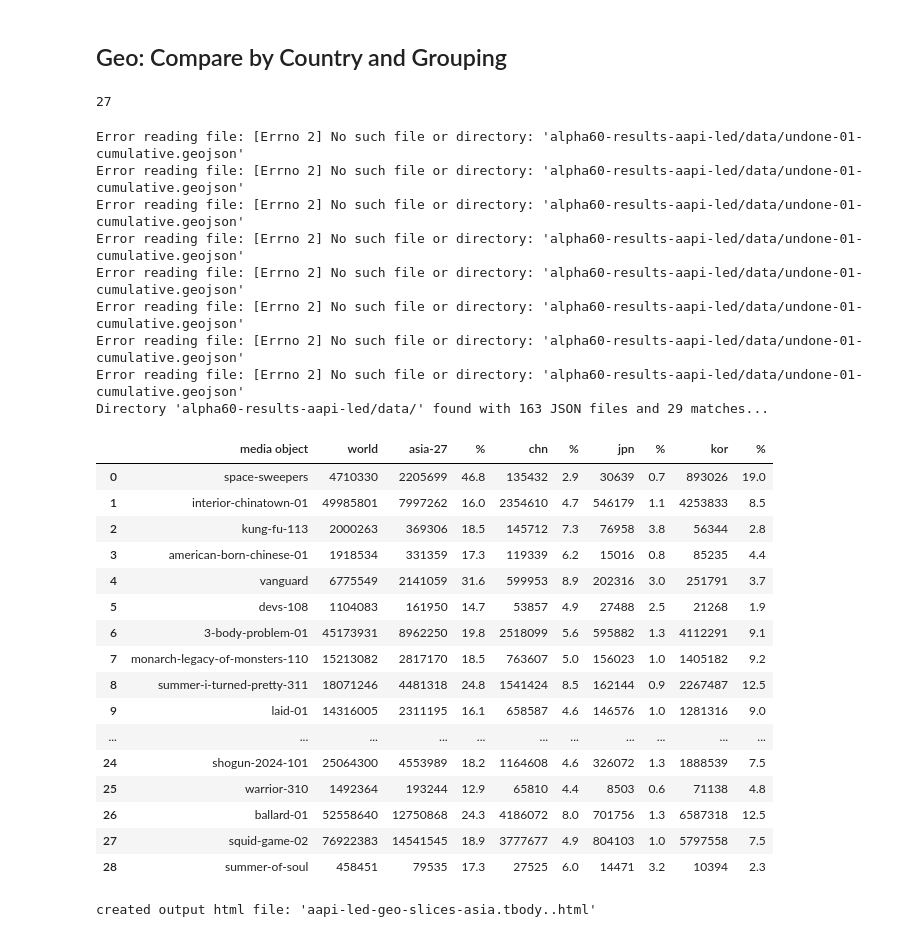
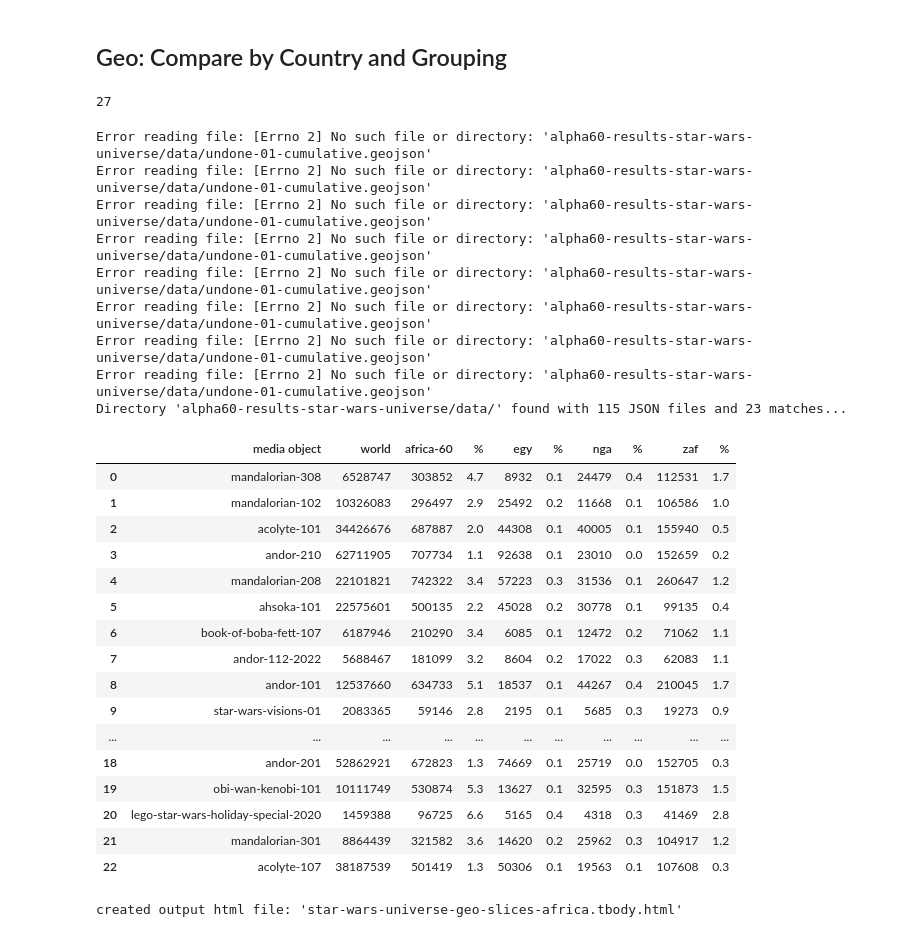
Before and after one commit to alpha60-devops/alpha60-results-star-wars-universe, a Jupyter notebook: analysis/notebooks/explore-2026h1.ipynb, the cells around one changed output. Drawn from its saved outputs; the diff is of its cells as text; code cells hidden in the pictures.

```diff
--- a/analysis/notebooks/explore-2026h1.ipynb
+++ b/analysis/notebooks/explore-2026h1.ipynb
@@ -142,8 +142,8 @@ plt.ticklabel_format(style='plain', axis='y')
 countries = ["BRA", "CAN", "CHN", "DEU", "ESP", "FRA", "HKG", "JPN", "KOR", "MEX", "NLD", "RUS", "SWE", "TUR", "UKR", "USA"]
 # to get index, countries.index(target_country_string)
 
-#mediaobj = 'star-wars-universe'
-mediaobj = 'aapi-led'
+mediaobj = 'star-wars-universe'
+#mediaobj = 'aapi-led'
 #mediaobj = 'animation'
 #mediaobj = 'black-led'
 #mediaobj = 'distributed-denial-of-secrets-cyberwar-rus-ukr'
@@ -929,69 +929,69 @@ def repo_to_geo_dataframe(reponame, jsonmatch):
 
     json_data = []
     for filename in file_list_matching:
-      dfi = geojson_to_asia_dataframe(filename)
-      #dfi = geojson_to_africa_dataframe(filename)
+      #dfi = geojson_to_asia_dataframe(filename)
+      dfi = geojson_to_africa_dataframe(filename)
       json_data.append(dfi)
 
     # Concatenate all of them at once
     combined_df = pd.concat(json_data, ignore_index=True)
     return combined_df;
 
 
 #geojfile = "mandalorian-208-cumulative.geojson"
 geojfile = "undone-01-cumulative.geojson"
 
 # Example usage.
 resultsg = aggregate_properties(geojfile)
 #display(resultsg)
 
 uno_iso = ["USA"]
 resultsm1 = aggregate_properties_by_country(geojfile, uno_iso)
 #display(resultsm1)
 
 resultsa = aggregate_properties_by_country(geojfile, asia_iso)
 #display(resultsa)
 
 # One media object
 df_result = geojson_to_asia_dataframe(geojfile)
 #display(df_result)
 
 # Whole repo
 df_repo = repo_to_geo_dataframe(reponame, "cumulative.geojson")
 display(df_repo)
 #df_to_spreadsheet(df_repo, f"{mediaobj}-geo-slices.xlsx")
 
 scolsm = [df_repo.columns[1], df_repo.columns[2], df_repo.columns[4], df_repo.columns[6], df_repo.columns[8]]
-df_to_table_html(df_repo, mediaobj + "-geo-slices-asia" + ".tbody.html", scolsm)
-#df_to_table_html(df_repo, mediaobj + "-geo-slices-africa" + ".tbody.html", scolsm)
+#df_to_table_html(df_repo, mediaobj + "-geo-slices-asia" + ".tbody.html", scolsm)
+df_to_table_html(df_repo, mediaobj + "-geo-slices-africa" + ".tbody.html", scolsm)
 # %% [output]
 27
-Error reading file: [Errno 2] No such file or directory: 'alpha60-results-aapi-led/data/undone-01-cumulative.geojson'
-Error reading file: [Errno 2] No such file or directory: 'alpha60-results-aapi-led/data/undone-01-cumulative.geojson'
-Error reading file: [Errno 2] No such file or directory: 'alpha60-results-aapi-led/data/undone-01-cumulative.geojson'
-Error reading file: [Errno 2] No such file or directory: 'alpha60-results-aapi-led/data/undone-01-cumulative.geojson'
-Error reading file: [Errno 2] No such file or directory: 'alpha60-results-aapi-led/data/undone-01-cumulative.geojson'
-Error reading file: [Errno 2] No such file or directory: 'alpha60-results-aapi-led/data/undone-01-cumulative.geojson'
-Error reading file: [Errno 2] No such file or directory: 'alpha60-results-aapi-led/data/undone-01-cumulative.geojson'
-Error reading file: [Errno 2] No such file or directory: 'alpha60-results-aapi-led/data/undone-01-cumulative.geojson'
-Directory 'alpha60-results-aapi-led/data/' found with 163 JSON files and 29 matches...
+Error reading file: [Errno 2] No such file or directory: 'alpha60-results-star-wars-universe/data/undone-01-cumulative.geojson'
+Error reading file: [Errno 2] No such file or directory: 'alpha60-results-star-wars-universe/data/undone-01-cumulative.geojson'
+Error reading file: [Errno 2] No such file or directory: 'alpha60-results-star-wars-universe/data/undone-01-cumulative.geojson'
+Error reading file: [Errno 2] No such file or directory: 'alpha60-results-star-wars-universe/data/undone-01-cumulative.geojson'
+Error reading file: [Errno 2] No such file or directory: 'alpha60-results-star-wars-universe/data/undone-01-cumulative.geojson'
+Error reading file: [Errno 2] No such file or directory: 'alpha60-results-star-wars-universe/data/undone-01-cumulative.geojson'
+Error reading file: [Errno 2] No such file or directory: 'alpha60-results-star-wars-universe/data/undone-01-cumulative.geojson'
+Error reading file: [Errno 2] No such file or directory: 'alpha60-results-star-wars-universe/data/undone-01-cumulative.geojson'
+Directory 'alpha60-results-star-wars-universe/data/' found with 115 JSON files and 23 matches...
-|  | media object | world | asia-27 | % | chn | % | jpn | % | kor | % |
-| 0 | space-sweepers | 4710330 | 2205699 | 46.8 | 135432 | 2.9 | 30639 | 0.7 | 893026 | 19.0 |
-| 1 | interior-chinatown-01 | 49985801 | 7997262 | 16.0 | 2354610 | 4.7 | 546179 | 1.1 | 4253833 | 8.5 |
-| 2 | kung-fu-113 | 2000263 | 369306 | 18.5 | 145712 | 7.3 | 76958 | 3.8 | 56344 | 2.8 |
-| 3 | american-born-chinese-01 | 1918534 | 331359 | 17.3 | 119339 | 6.2 | 15016 | 0.8 | 85235 | 4.4 |
-| 4 | vanguard | 6775549 | 2141059 | 31.6 | 599953 | 8.9 | 202316 | 3.0 | 251791 | 3.7 |
-| 5 | devs-108 | 1104083 | 161950 | 14.7 | 53857 | 4.9 | 27488 | 2.5 | 21268 | 1.9 |
-| 6 | 3-body-problem-01 | 45173931 | 8962250 | 19.8 | 2518099 | 5.6 | 595882 | 1.3 | 4112291 | 9.1 |
-| 7 | monarch-legacy-of-monsters-110 | 15213082 | 2817170 | 18.5 | 763607 | 5.0 | 156023 | 1.0 | 1405182 | 9.2 |
-| 8 | summer-i-turned-pretty-311 | 18071246 | 4481318 | 24.8 | 1541424 | 8.5 | 162144 | 0.9 | 2267487 | 12.5 |
-| 9 | laid-01 | 14316005 | 2311195 | 16.1 | 658587 | 4.6 | 146576 | 1.0 | 1281316 | 9.0 |
+|  | media object | world | africa-60 | % | egy | % | nga | % | zaf | % |
+| 0 | mandalorian-308 | 6528747 | 303852 | 4.7 | 8932 | 0.1 | 24479 | 0.4 | 112531 | 1.7 |
+| 1 | mandalorian-102 | 10326083 | 296497 | 2.9 | 25492 | 0.2 | 11668 | 0.1 | 106586 | 1.0 |
+| 2 | acolyte-101 | 34426676 | 687887 | 2.0 | 44308 | 0.1 | 40005 | 0.1 | 155940 | 0.5 |
+| 3 | andor-210 | 62711905 | 707734 | 1.1 | 92638 | 0.1 | 23010 | 0.0 | 152659 | 0.2 |
+| 4 | mandalorian-208 | 22101821 | 742322 | 3.4 | 57223 | 0.3 | 31536 | 0.1 | 260647 | 1.2 |
+| 5 | ahsoka-101 | 22575601 | 500135 | 2.2 | 45028 | 0.2 | 30778 | 0.1 | 99135 | 0.4 |
+| 6 | book-of-boba-fett-107 | 6187946 | 210290 | 3.4 | 6085 | 0.1 | 12472 | 0.2 | 71062 | 1.1 |
+| 7 | andor-112-2022 | 5688467 | 181099 | 3.2 | 8604 | 0.2 | 17022 | 0.3 | 62083 | 1.1 |
+| 8 | andor-101 | 12537660 | 634733 | 5.1 | 18537 | 0.1 | 44267 | 0.4 | 210045 | 1.7 |
+| 9 | star-wars-visions-01 | 2083365 | 59146 | 2.8 | 2195 | 0.1 | 5685 | 0.3 | 19273 | 0.9 |
 | ... | ... | ... | ... | ... | ... | ... | ... | ... | ... | ... |
-| 24 | shogun-2024-101 | 25064300 | 4553989 | 18.2 | 1164608 | 4.6 | 326072 | 1.3 | 1888539 | 7.5 |
-| 25 | warrior-310 | 1492364 | 193244 | 12.9 | 65810 | 4.4 | 8503 | 0.6 | 71138 | 4.8 |
-| 26 | ballard-01 | 52558640 | 12750868 | 24.3 | 4186072 | 8.0 | 701756 | 1.3 | 6587318 | 12.5 |
-| 27 | squid-game-02 | 76922383 | 14541545 | 18.9 | 3777677 | 4.9 | 804103 | 1.0 | 5797558 | 7.5 |
-| 28 | summer-of-soul | 458451 | 79535 | 17.3 | 27525 | 6.0 | 14471 | 3.2 | 10394 | 2.3 |
+| 18 | andor-201 | 52862921 | 672823 | 1.3 | 74669 | 0.1 | 25719 | 0.0 | 152705 | 0.3 |
+| 19 | obi-wan-kenobi-101 | 10111749 | 530874 | 5.3 | 13627 | 0.1 | 32595 | 0.3 | 151873 | 1.5 |
+| 20 | lego-star-wars-holiday-special-2020 | 1459388 | 96725 | 6.6 | 5165 | 0.4 | 4318 | 0.3 | 41469 | 2.8 |
+| 21 | mandalorian-301 | 8864439 | 321582 | 3.6 | 14620 | 0.2 | 25962 | 0.3 | 104917 | 1.2 |
+| 22 | acolyte-107 | 38187539 | 501419 | 1.3 | 50306 | 0.1 | 19563 | 0.1 | 107608 | 0.3 |
-created output html file: 'aapi-led-geo-slices-asia.tbody..html'
+created output html file: 'star-wars-universe-geo-slices-africa.tbody.html'
 [interactive output not drawn]
 [interactive output not drawn]
```
Also changed, not shown: parts of 5 cells of this notebook.
